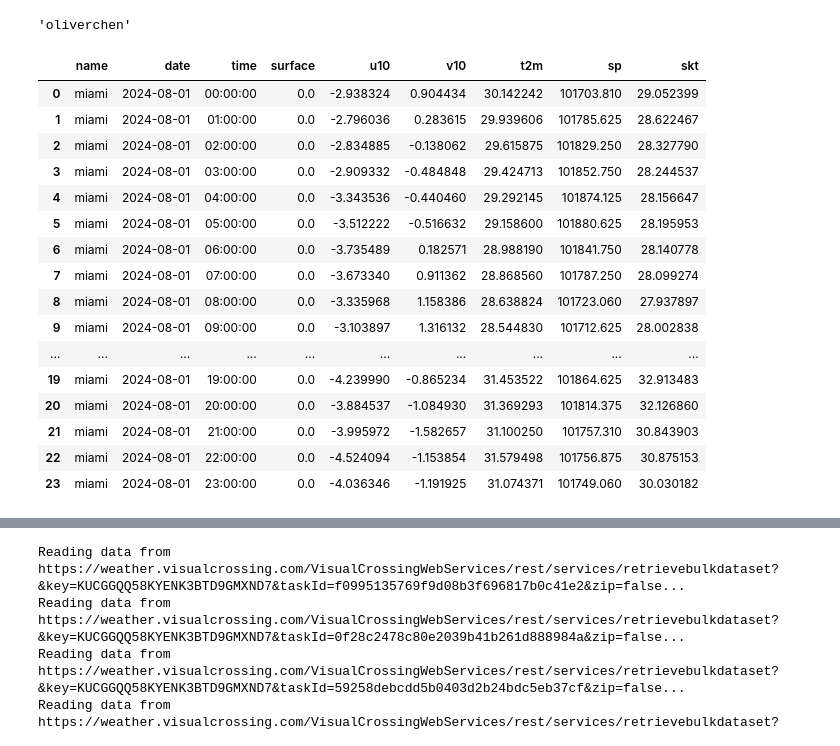
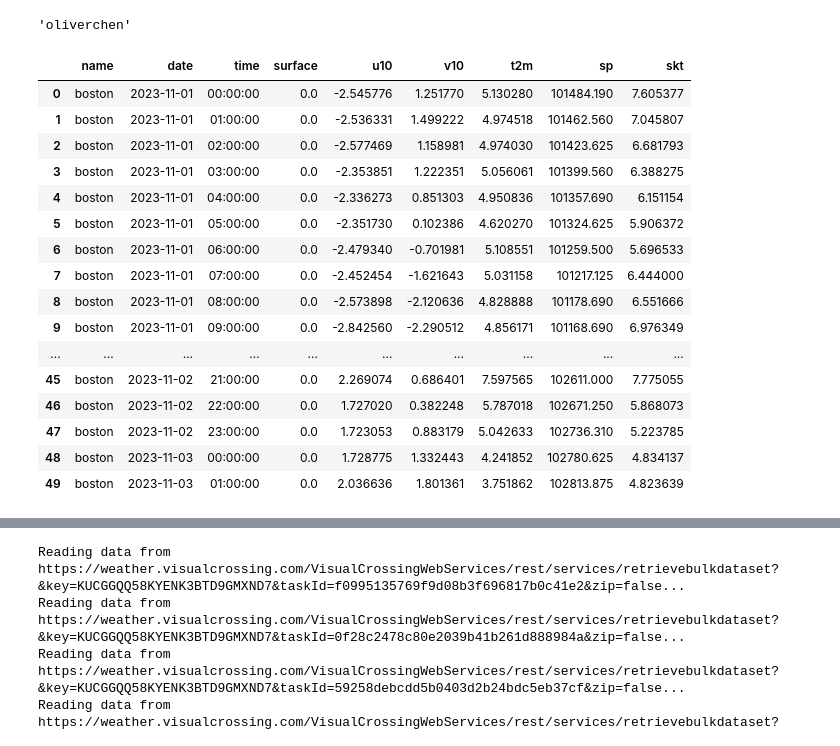
Before and after one commit to BingzheChen/DS6600_datapipeline, a Jupyter notebook: sandbox.ipynb, the cells around one changed output, grey strips where cells are left out. Drawn from its saved outputs; the diff is of its cells as text; code cells hidden in the pictures.

```diff
--- a/sandbox.ipynb
+++ b/sandbox.ipynb
@@ -24,27 +24,26 @@ dp = DataPipeline()
 server, engine = dp.connect_to_postgres(pw=postgres_password)
 # %%
 my_query = """
-    SELECT * FROM hourlydata
-    WHERE name = 'miami'
-    AND date = '2024-08-01'
+    SELECT *
+    FROM hourlydata
 """
-miami_hourly_data = pd.read_sql_query(my_query, con=engine)
-miami_hourly_data
+hourly_data = pd.read_sql_query(my_query, con=engine)
+hourly_data.head(50)
 # %% [output]
 |  | name | date | time | surface | u10 | v10 | t2m | sp | skt |
-| 0 | miami | 2024-08-01 | 00:00:00 | 0.0 | -2.938324 | 0.904434 | 30.142242 | 101703.810 | 29.052399 |
-| 1 | miami | 2024-08-01 | 01:00:00 | 0.0 | -2.796036 | 0.283615 | 29.939606 | 101785.625 | 28.622467 |
-| 2 | miami | 2024-08-01 | 02:00:00 | 0.0 | -2.834885 | -0.138062 | 29.615875 | 101829.250 | 28.327790 |
-| 3 | miami | 2024-08-01 | 03:00:00 | 0.0 | -2.909332 | -0.484848 | 29.424713 | 101852.750 | 28.244537 |
-| 4 | miami | 2024-08-01 | 04:00:00 | 0.0 | -3.343536 | -0.440460 | 29.292145 | 101874.125 | 28.156647 |
-| 5 | miami | 2024-08-01 | 05:00:00 | 0.0 | -3.512222 | -0.516632 | 29.158600 | 101880.625 | 28.195953 |
-| 6 | miami | 2024-08-01 | 06:00:00 | 0.0 | -3.735489 | 0.182571 | 28.988190 | 101841.750 | 28.140778 |
-| 7 | miami | 2024-08-01 | 07:00:00 | 0.0 | -3.673340 | 0.911362 | 28.868560 | 101787.250 | 28.099274 |
-| 8 | miami | 2024-08-01 | 08:00:00 | 0.0 | -3.335968 | 1.158386 | 28.638824 | 101723.060 | 27.937897 |
-| 9 | miami | 2024-08-01 | 09:00:00 | 0.0 | -3.103897 | 1.316132 | 28.544830 | 101712.625 | 28.002838 |
+| 0 | boston | 2023-11-01 | 00:00:00 | 0.0 | -2.545776 | 1.251770 | 5.130280 | 101484.190 | 7.605377 |
+| 1 | boston | 2023-11-01 | 01:00:00 | 0.0 | -2.536331 | 1.499222 | 4.974518 | 101462.560 | 7.045807 |
+| 2 | boston | 2023-11-01 | 02:00:00 | 0.0 | -2.577469 | 1.158981 | 4.974030 | 101423.625 | 6.681793 |
+| 3 | boston | 2023-11-01 | 03:00:00 | 0.0 | -2.353851 | 1.222351 | 5.056061 | 101399.560 | 6.388275 |
+| 4 | boston | 2023-11-01 | 04:00:00 | 0.0 | -2.336273 | 0.851303 | 4.950836 | 101357.690 | 6.151154 |
+| 5 | boston | 2023-11-01 | 05:00:00 | 0.0 | -2.351730 | 0.102386 | 4.620270 | 101324.625 | 5.906372 |
+| 6 | boston | 2023-11-01 | 06:00:00 | 0.0 | -2.479340 | -0.701981 | 5.108551 | 101259.500 | 5.696533 |
+| 7 | boston | 2023-11-01 | 07:00:00 | 0.0 | -2.452454 | -1.621643 | 5.031158 | 101217.125 | 6.444000 |
+| 8 | boston | 2023-11-01 | 08:00:00 | 0.0 | -2.573898 | -2.120636 | 4.828888 | 101178.690 | 6.551666 |
+| 9 | boston | 2023-11-01 | 09:00:00 | 0.0 | -2.842560 | -2.290512 | 4.856171 | 101168.690 | 6.976349 |
 | ... | ... | ... | ... | ... | ... | ... | ... | ... | ... |
-| 19 | miami | 2024-08-01 | 19:00:00 | 0.0 | -4.239990 | -0.865234 | 31.453522 | 101864.625 | 32.913483 |
-| 20 | miami | 2024-08-01 | 20:00:00 | 0.0 | -3.884537 | -1.084930 | 31.369293 | 101814.375 | 32.126860 |
-| 21 | miami | 2024-08-01 | 21:00:00 | 0.0 | -3.995972 | -1.582657 | 31.100250 | 101757.310 | 30.843903 |
-| 22 | miami | 2024-08-01 | 22:00:00 | 0.0 | -4.524094 | -1.153854 | 31.579498 | 101756.875 | 30.875153 |
-| 23 | miami | 2024-08-01 | 23:00:00 | 0.0 | -4.036346 | -1.191925 | 31.074371 | 101749.060 | 30.030182 |
+| 45 | boston | 2023-11-02 | 21:00:00 | 0.0 | 2.269074 | 0.686401 | 7.597565 | 102611.000 | 7.775055 |
+| 46 | boston | 2023-11-02 | 22:00:00 | 0.0 | 1.727020 | 0.382248 | 5.787018 | 102671.250 | 5.868073 |
+| 47 | boston | 2023-11-02 | 23:00:00 | 0.0 | 1.723053 | 0.883179 | 5.042633 | 102736.310 | 5.223785 |
+| 48 | boston | 2023-11-03 | 00:00:00 | 0.0 | 1.728775 | 1.332443 | 4.241852 | 102780.625 | 4.834137 |
+| 49 | boston | 2023-11-03 | 01:00:00 | 0.0 | 2.036636 | 1.801361 | 3.751862 | 102813.875 | 4.823639 |
```
Also changed, not shown: parts of 6 cells of this notebook, 6 other files.
